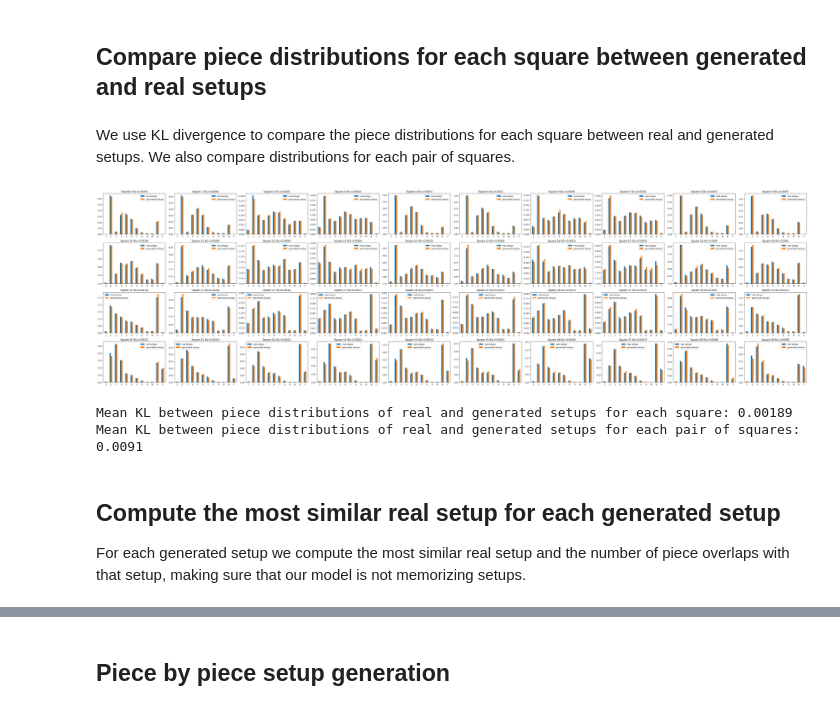
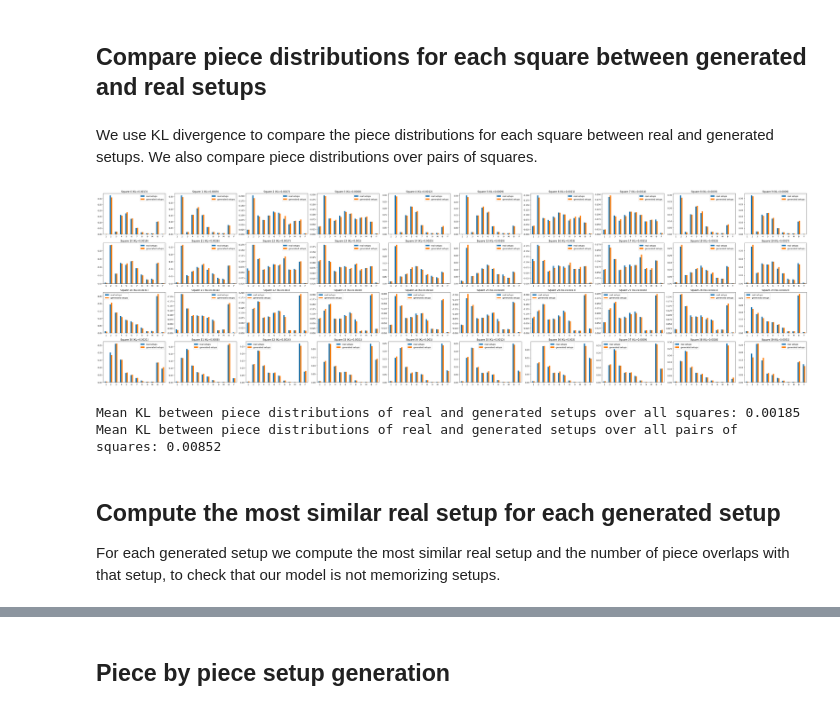
Before and after one commit to angelosmar1/stratego-setup-generator, a Jupyter notebook: notebooks/lstm_evaluation.ipynb, the cells around one changed output, grey strips where cells are left out. Cells and saved outputs as stored; diff of their text form; code cells hidden in the pictures.

```diff
--- a/notebooks/lstm_evaluation.ipynb
+++ b/notebooks/lstm_evaluation.ipynb
@@ -26,14 +44,13 @@ SEED = 42
-# %%
-real_setups_df = pd.read_csv(DATA_PATH, header=None, dtype='uint8').drop_duplicates().reset_index(drop=True)
-real_setups = real_setups_df.to_numpy()
 # %%
 device = torch.device("cuda" if torch.cuda.is_available() else "cpu")
-loaded_model_info = torch.load(MODEL_PATH, map_location=device)
-model = LSTMGenerator(**loaded_model_info['model_params'])
-model.load_state_dict(loaded_model_info['model_state_dict'])
+model_checkpoint = torch.load(MODEL_PATH, map_location=device)
+model = LSTMGenerator(**model_checkpoint['model_params'])
+model.load_state_dict(model_checkpoint['model_state_dict'])
 model = model.to(device)
 # %%
-generated_setups, distributions = model.generate_setups(num_setups=len(real_setups), seed=SEED)
+generated_setups, distributions = (
+    model.generate_setups(num_setups=len(real_setups), seed=SEED)
+)
 generated_setups_df = pd.DataFrame(generated_setups)
 # %%
 plot_setups(generated_setups[:9], num_columns=3, tile_size=0.5)
@@ -43,24 +60,34 @@ plot_setups(generated_setups[:9], num_columns=3, tile_size=0.5)
 ## Compare piece distributions for each square between generated and real setups
 # %% [markdown]
 We use KL divergence to compare the piece distributions for each square between real and generated setups.
-We also compare distributions for each pair of squares.
+We also compare piece distributions over pairs of squares.
 # %%
-kl_div_single_squares = compute_kl_div_single_squares(real_setups_df, generated_setups_df)
-kl_div_square_pairs = compute_kl_div_square_pairs(real_setups_df, generated_setups_df)
+kl_div_single_squares = (
+    compute_kl_div_single_squares(real_setups_df, generated_setups_df)
+)
+kl_div_square_pairs = (
+    compute_kl_div_square_pairs(real_setups_df, generated_setups_df)
+)
 # %%
-plot_per_square_distr_comparison(real_setups_df, generated_setups_df, kl_div_single_squares)
+plot_per_square_distr_comparison(
+    real_setups_df, generated_setups_df, kl_div_single_squares
+)
 # %% [output]
-[figure, old version]
+[figure, new version]
 # %%
-print(f"Mean KL between piece distributions of real and "
-      f"generated setups for each square: {round(kl_div_single_squares.mean(), 5)}")
-print(f"Mean KL between piece distributions of real and "
-      f"generated setups for each pair of squares: {round(kl_div_square_pairs.mean(), 5)}")
+print(
+    f"Mean KL between piece distributions of real and generated "
+    f"setups over all squares: {kl_div_single_squares.mean():.5f}"
+)
+print(
+    f"Mean KL between piece distributions of real and generated "
+    f"setups over all pairs of squares: {kl_div_square_pairs.mean():.5f}"
+)
 # %% [output]
-Mean KL between piece distributions of real and generated setups for each square: 0.00189
-Mean KL between piece distributions of real and generated setups for each pair of squares: 0.0091
+Mean KL between piece distributions of real and generated setups over all squares: 0.00185
+Mean KL between piece distributions of real and generated setups over all pairs of squares: 0.00852
 # %% [markdown]
 ## Compute the most similar real setup for each generated setup
 
-For each generated setup we compute the most similar real setup and the number of piece overlaps with that setup, making sure that our model is not memorizing setups.
+For each generated setup we compute the most similar real setup and the number of piece overlaps with that setup, to check that our model is not memorizing setups.
 # %%
```
Also changed, not shown: parts of 14 cells of this notebook, 8 other files.
